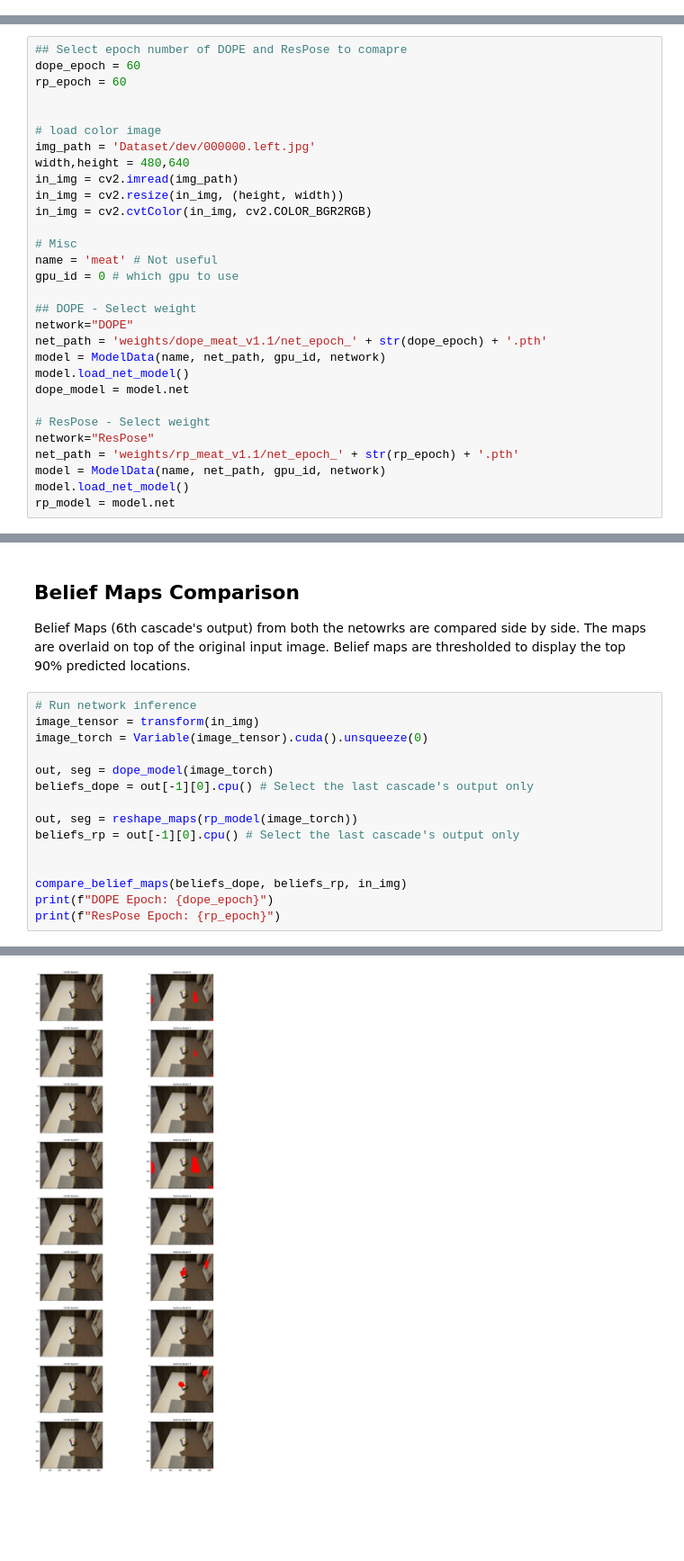
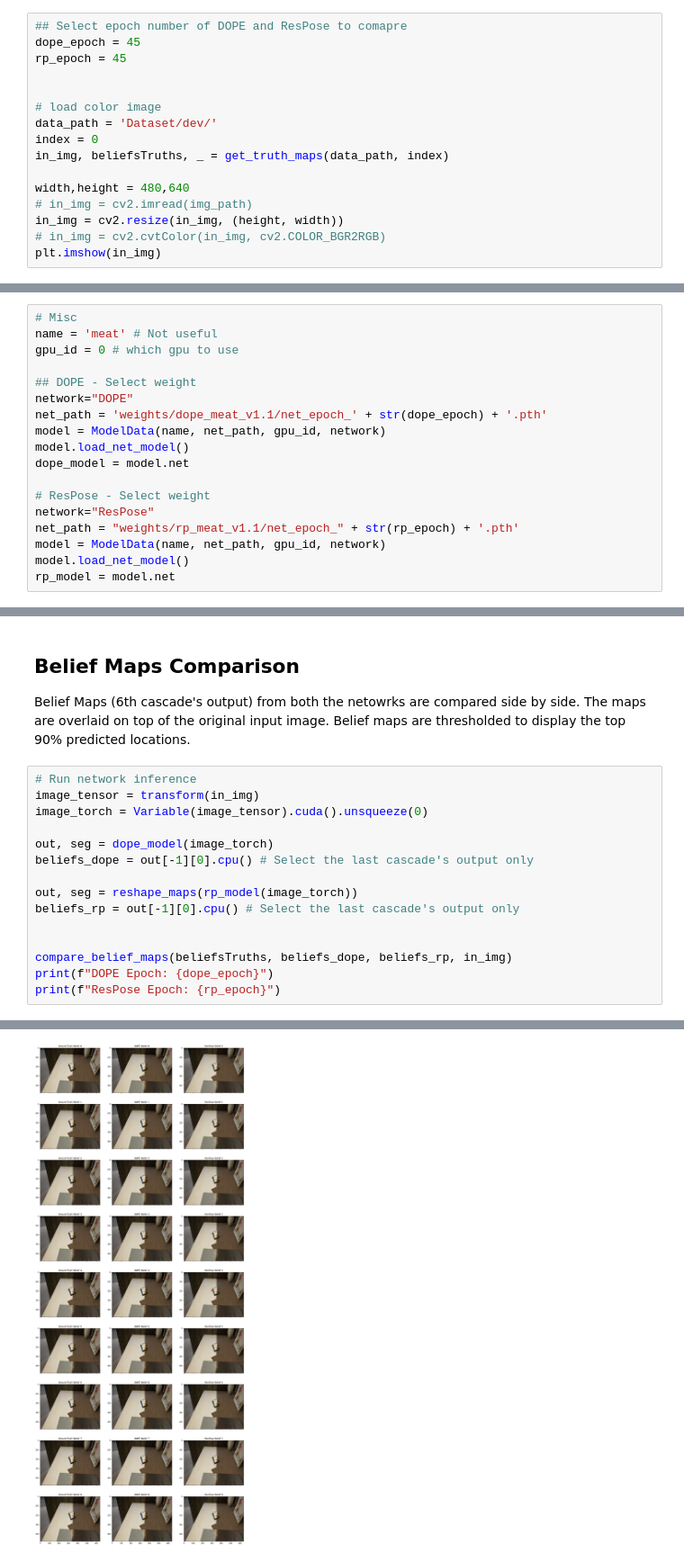
Before and after one commit to Abdul-Mukit/respose, a Jupyter notebook: ResPose-v1.1, DOPE-v1.1 - Temp.ipynb, the cells around one changed output, grey strips where cells are left out. Shown at 90% size. Cells and saved outputs as stored; diff of their text form; blank space fills up the shorter version.

Commit message:
added ground-truth-belief map functions. Compared v1.1 of both models on 3k images

```diff
--- a/ResPose-v1.1, DOPE-v1.1 - Temp.ipynb
+++ b/ResPose-v1.1, DOPE-v1.1 - Temp.ipynb
@@ -23,3 +18,19 @@ from detector import *
 from dope_utilities import *
 # %% [markdown]
 ## Load Data and Models
+# %%
+## Select epoch number of DOPE and ResPose to comapre
+dope_epoch = 45
+rp_epoch = 45
+
+
+# load color image
+data_path = 'Dataset/dev/'
+index = 0
+in_img, beliefsTruths, _ = get_truth_maps(data_path, index)
+
+width,height = 480,640
+# in_img = cv2.imread(img_path)
+in_img = cv2.resize(in_img, (height, width))
+# in_img = cv2.cvtColor(in_img, cv2.COLOR_BGR2RGB)
+plt.imshow(in_img)
@@ -26,16 +40,4 @@ from dope_utilities import *
 # %%
-## Select epoch number of DOPE and ResPose to comapre
-dope_epoch = 60
-rp_epoch = 60
-
-
-# load color image
-img_path = 'Dataset/dev/000000.left.jpg'
-width,height = 480,640
-in_img = cv2.imread(img_path)
-in_img = cv2.resize(in_img, (height, width))
-in_img = cv2.cvtColor(in_img, cv2.COLOR_BGR2RGB)
-
 # Misc
 name = 'meat' # Not useful
 gpu_id = 0 # which gpu to use
@@ -49,7 +51,7 @@ dope_model = model.net
 
 # ResPose - Select weight
 network="ResPose"
-net_path = 'weights/rp_meat_v1.1/net_epoch_' + str(rp_epoch) + '.pth'
+net_path = "weights/rp_meat_v1.1/net_epoch_" + str(rp_epoch) + '.pth'
 model = ModelData(name, net_path, gpu_id, network)
 model.load_net_model()
 rp_model = model.net
@@ -138,7 +77,7 @@ out, seg = reshape_maps(rp_model(image_torch))
 beliefs_rp = out[-1][0].cpu() # Select the last cascade's output only
 
 
-compare_belief_maps(beliefs_dope, beliefs_rp, in_img)
+compare_belief_maps(beliefsTruths, beliefs_dope, beliefs_rp, in_img)
 print(f"DOPE Epoch: {dope_epoch}")
 print(f"ResPose Epoch: {rp_epoch}")
 # %% [output]
@@ -147 +86 @@ ResPose Epoch: 60
-[figure, old version]
+[figure, new version]
```
Also changed, not shown: parts of 7 cells of this notebook, 3 other files.
